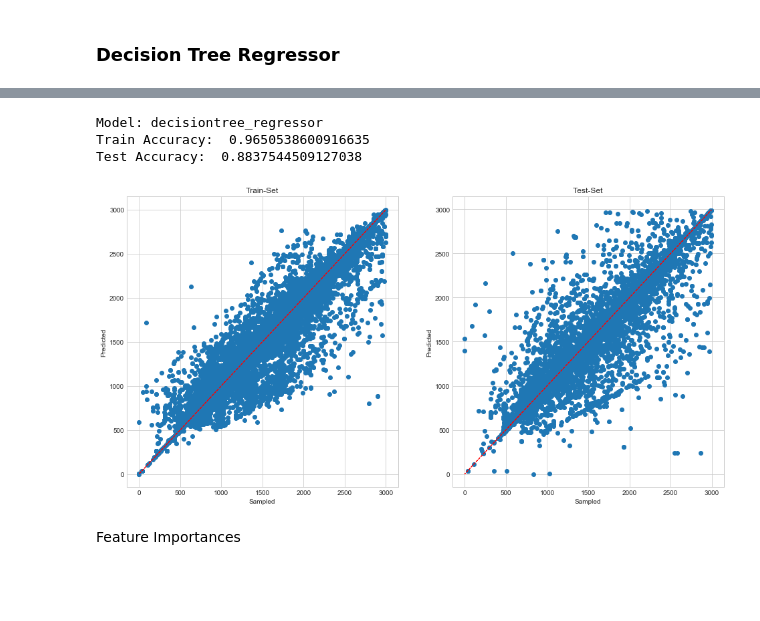
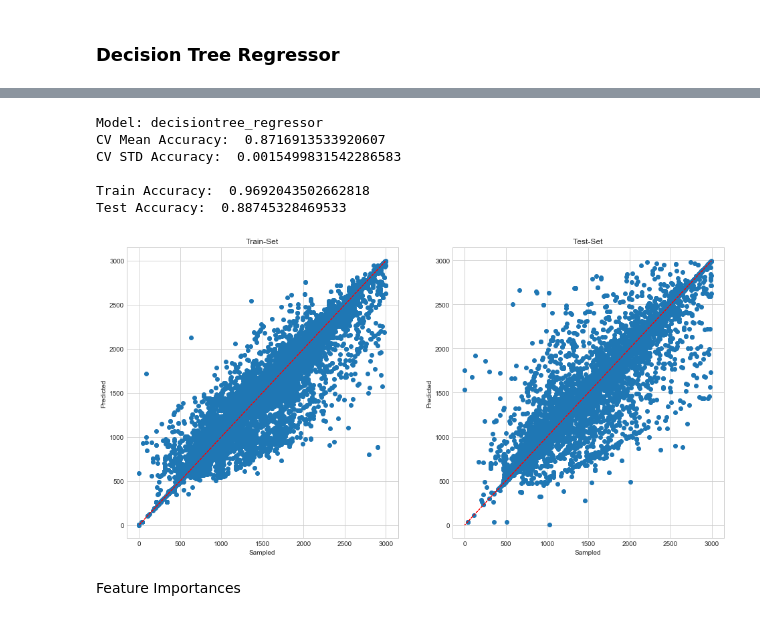
Before and after one commit to sgino209/hotels_rms, a Jupyter notebook: nb0_arr_analysis.ipynb, the cells around one changed output, grey strips where cells are left out. Saved outputs shown, nothing was run; the diff lists cells and outputs as text; code cells hidden in the pictures; blank space fills up the shorter version.

```diff
--- a/nb0_arr_analysis.ipynb
+++ b/nb0_arr_analysis.ipynb
@@ -531,7 +562,7 @@ model_name = models[1]
 print('Model: %s' % model_name)
 model_file = save_path + "model_%s_h%d.pkl" % (model_name, hotel_sel)
 
-if path.isfile(model_file):
+if path.isfile(model_file) and not overwrite_saved_data:
 
     # Load an existing model
     model = joblib.load(model_file)
@@ -588,7 +622,7 @@ model_name = models[2]
 print('Model: %s' % model_name)
 model_file = save_path + "model_%s_h%d.pkl" % (model_name, hotel_sel)
 
-if path.isfile(model_file):
+if path.isfile(model_file) and not overwrite_saved_data:
 
     # Load an existing model
     model = joblib.load(model_file)
@@ -641,7 +678,7 @@ model_name = models[3]
 print('Model: %s' % model_name)
 model_file = save_path + "model_%s_h%d.pkl" % (model_name, hotel_sel)
 
-if path.isfile(model_file):
+if path.isfile(model_file) and not overwrite_saved_data:
 
     # Load an existing model
     model = joblib.load(model_file)
@@ -696,7 +736,7 @@ model_name = models[4]
 print('Model: %s' % model_name)
 model_file = save_path + "model_%s_h%d.pkl" % (model_name, hotel_sel)
 
-if path.isfile(model_file):
+if path.isfile(model_file) and not overwrite_saved_data:
 
     # Load an existing model
     model = joblib.load(model_file)
@@ -740,37 +783,40 @@ model_name = models[5]
 print('Model: %s' % model_name)
 model_file = save_path + "model_%s_h%d.pkl" % (model_name, hotel_sel)
 
-if path.isfile(model_file):
+if path.isfile(model_file) and not overwrite_saved_data:
 
     # Load an existing model
     model = joblib.load(model_file)
 
 else:
 
     # Create object
     model = DecisionTreeRegressor(random_state=0)
 
     # Train the model using the training sets
     model.fit(X_train, y_train)
 
     # Save the model
     joblib.dump(model, model_file)
 
     # Get cross validation scores
     get_cv_scores(model, X_train, y_train)
 
 print_model_accuracy(model, X_train, y_train, X_test, y_test)
 
 # Make predictions using the testing set
 y_pred = model.predict(X_test)
 
 # Plot
 plot_model(model, X_train, y_train, y_test, y_pred)
 # %% [output]
 Model: decisiontree_regressor
-Train Accuracy:  0.9650538600916635
-Test Accuracy:  0.8837544509127038
+CV Mean Accuracy:  0.8716913533920607
+CV STD Accuracy:  0.0015499831542286583
+
+Train Accuracy:  0.9692043502662818
+Test Accuracy:  0.88745328469533
-[figure, old version]
+[figure, new version]
 # %% [markdown]
 Feature Importances
 # %%
```
Also changed, not shown: parts of 23 cells of this notebook.
